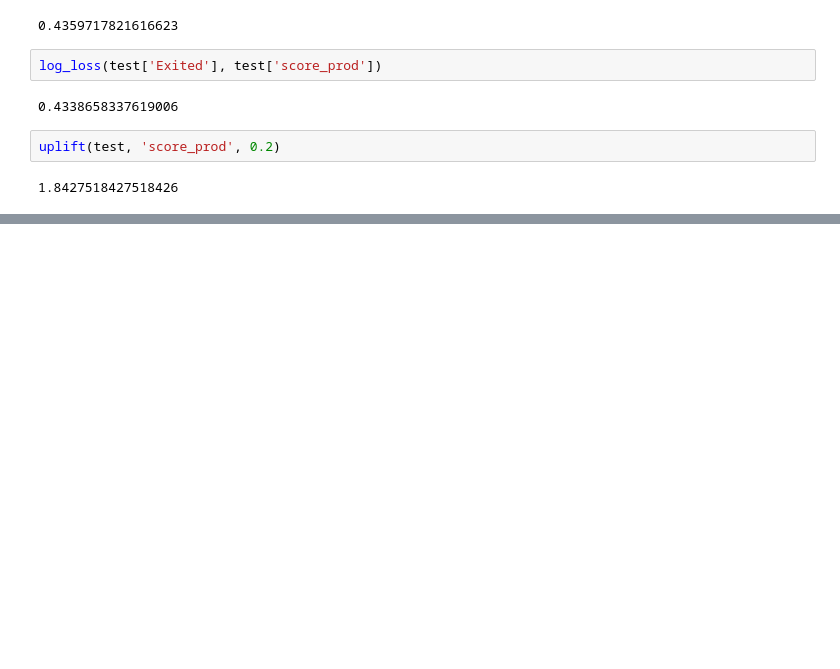
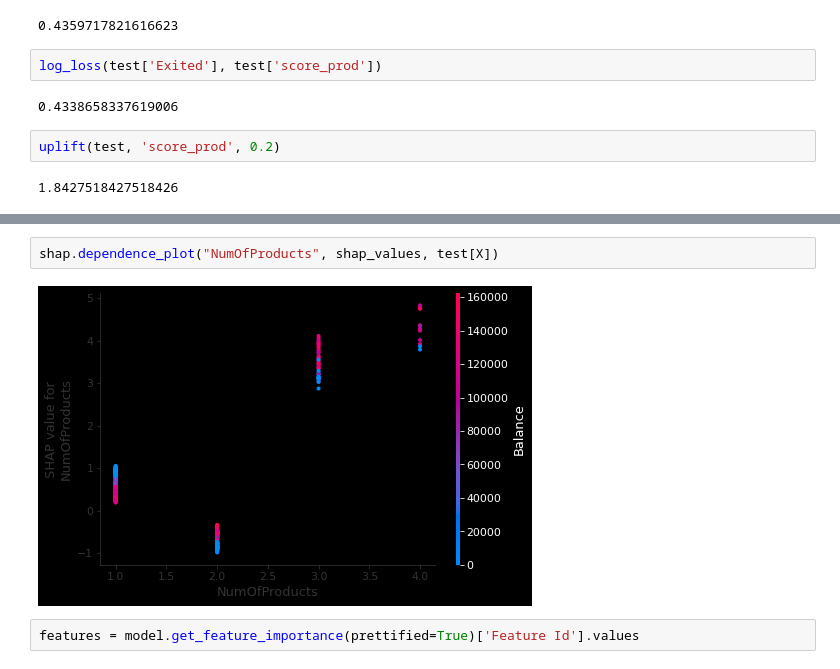
Before and after one commit to arsengir/colab, a Jupyter notebook: churn_modelling.ipynb, the cells around one changed output, grey strips where cells are left out. Drawn from its saved outputs; the diff is of its cells as text; blank space fills up the shorter version.

```diff
--- a/churn_modelling.ipynb
+++ b/churn_modelling.ipynb
@@ -319,0 +732,6 @@ uplift(test, 'score_prod', 0.2)
+# %%
+shap.dependence_plot("NumOfProducts", shap_values, test[X])
+# %% [output]
+[figure, added]
+# %%
+features = model.get_feature_importance(prettified=True)['Feature Id'].values
```
Also changed, not shown: parts of 156 cells of this notebook.
